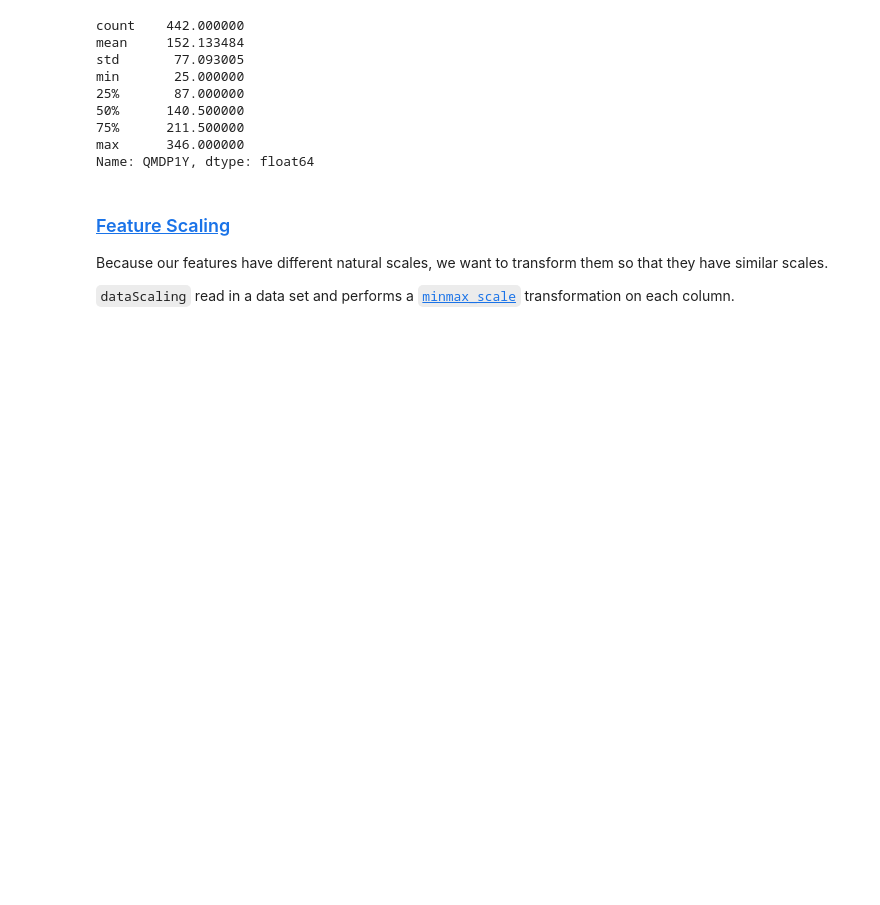
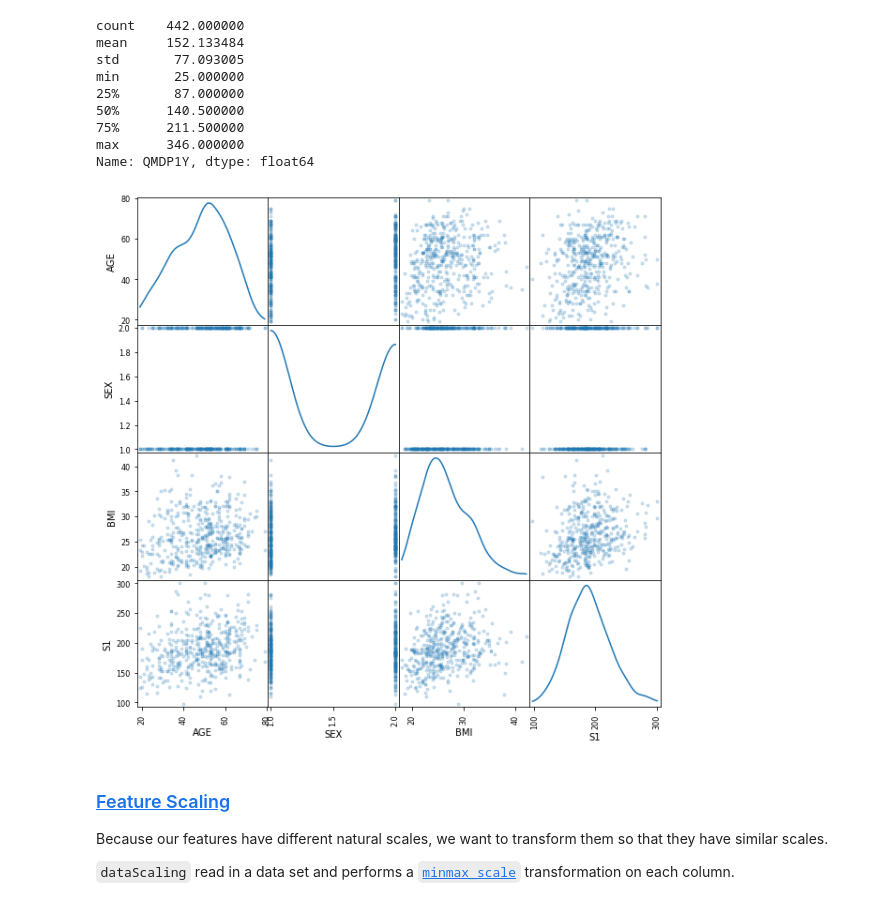
Before and after one commit to UUDeCART/predictive_analytics, a Jupyter notebook: Day1_Python/Regression_1_bec.ipynb, the cells around one changed output. Saved outputs shown, nothing was run; the diff lists cells and outputs as text; code cells hidden in the pictures; blank space fills up the shorter version.

```diff
--- a/Day1_Python/Regression_1_bec.ipynb
+++ b/Day1_Python/Regression_1_bec.ipynb
@@ -262,6 +285,10 @@ min       25.000000
 75%      211.500000
 max      346.000000
 Name: QMDP1Y, dtype: float64
+# %%
+_ = pd.tools.plotting.scatter_matrix(L1[['AGE', 'SEX', 'BMI', 'S1']], alpha=0.2, figsize=(10,10), diagonal='kde')
+# %% [output]
+[figure, added]
 # %% [markdown]
 ### [Feature Scaling](https://en.wikipedia.org/wiki/Feature_scaling)
 
```
Also changed, not shown: parts of 15 cells of this notebook.
